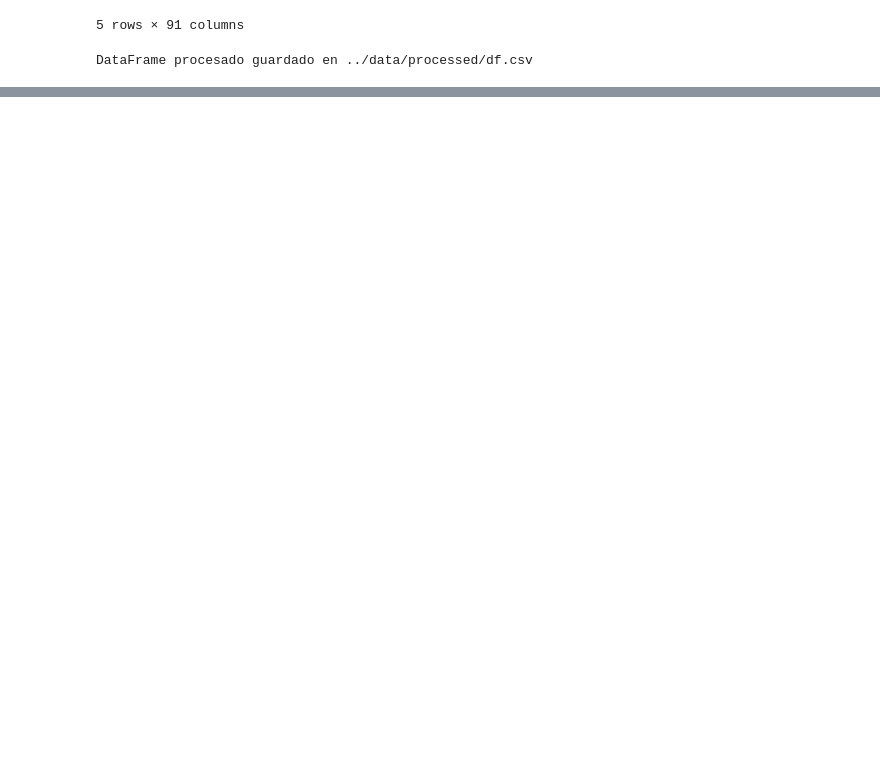
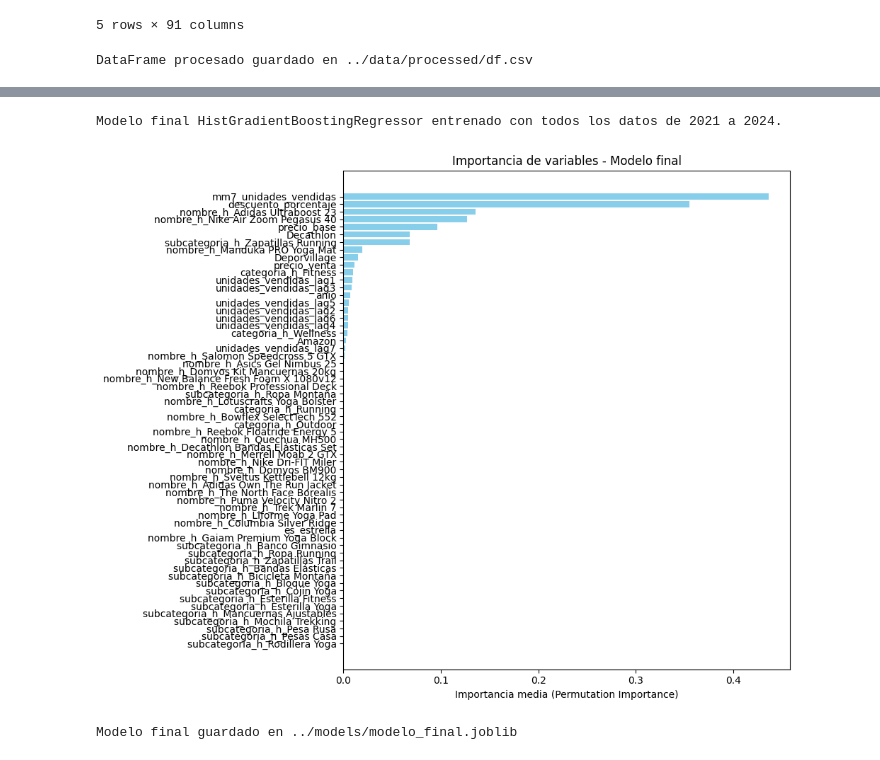
Before and after one commit to TheChiefThief/ForecastingVentas, a Jupyter notebook: notebooks/entrenamiento.ipynb, the cells around one changed output, grey strips where cells are left out. Cells and saved outputs as stored; diff of their text form; code cells hidden in the pictures; blank space fills up the shorter version.

Commit message:
Creacion y evaluacion del Modelo

```diff
--- a/notebooks/entrenamiento.ipynb
+++ b/notebooks/entrenamiento.ipynb
@@ -392,0 +612,54 @@ DataFrame procesado guardado en ../data/processed/df.csv
+# %%
+# --- REENTRENAMIENTO FINAL CON TODOS LOS DATOS HISTÓRICOS (2021-2024) ---
+# Selección de variables predictoras (igual que antes)
+excluir = ['fecha', 'ingresos', 'unidades_vendidas']
+X_cols_final = [col for col in df.select_dtypes(exclude=['object']).columns if col not in excluir]
+
+X_full = df[X_cols_final]
+y_full = df['unidades_vendidas']
+
+# Entrenamiento del modelo final
+modelo_final = HistGradientBoostingRegressor(
+    learning_rate=0.05,
+    max_iter=400,
+    max_depth=7,
+    l2_regularization=1.0,
+    random_state=42
+)
+modelo_final.fit(X_full, y_full)
+
+print('Modelo final HistGradientBoostingRegressor entrenado con todos los datos de 2021 a 2024.')
+# %% [output]
+Modelo final HistGradientBoostingRegressor entrenado con todos los datos de 2021 a 2024.
+# %%
+# --- IMPORTANCIA DE VARIABLES Y GUARDADO DEL MODELO FINAL ---
+from sklearn.inspection import permutation_importance
+import joblib
+
+# Calcular permutation importance
+result = permutation_importance(modelo_final, X_full, y_full, n_repeats=10, random_state=42, n_jobs=-1)
+
+# Usar los nombres de variables realmente usados por el modelo
+variables_importancia = result.feature_names_in_ if hasattr(result, 'feature_names_in_') else X_full.columns
+
+# Crear DataFrame de importancias
+importancias = pd.DataFrame({
+    'variable': variables_importancia,
+    'importancia': result.importances_mean
+}).sort_values('importancia', ascending=False)
+
+# Gráfico de barras horizontales ordenado
+plt.figure(figsize=(10, 8))
+plt.barh(importancias['variable'], importancias['importancia'], color='skyblue')
+plt.xlabel('Importancia media (Permutation Importance)')
+plt.title('Importancia de variables - Modelo final')
+plt.gca().invert_yaxis()
+plt.tight_layout()
+plt.show()
+
+# Guardar el modelo final
+joblib.dump(modelo_final, '../models/modelo_final.joblib')
+print('Modelo final guardado en ../models/modelo_final.joblib')
+# %% [output]
+[figure, added]
+Modelo final guardado en ../models/modelo_final.joblib
```
Also changed, not shown: parts of 5 cells of this notebook.
